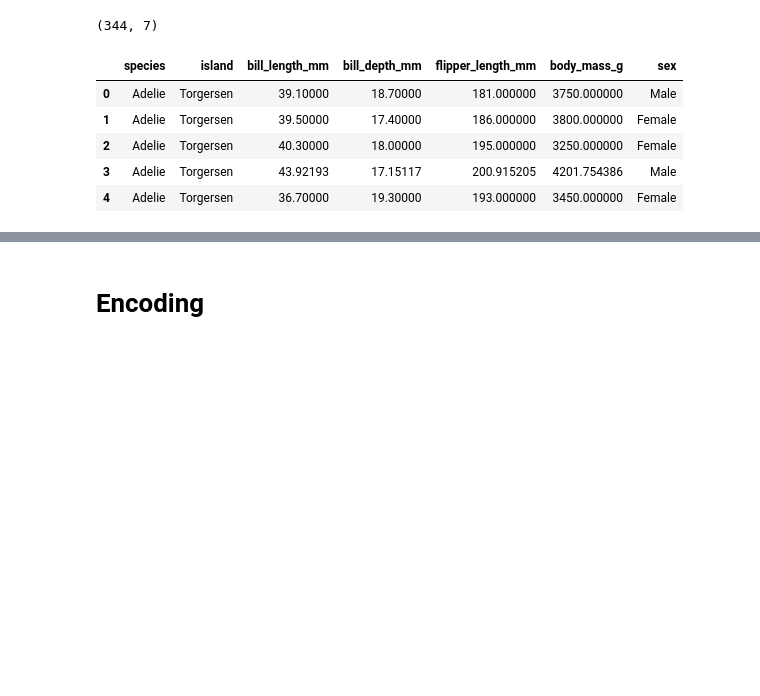
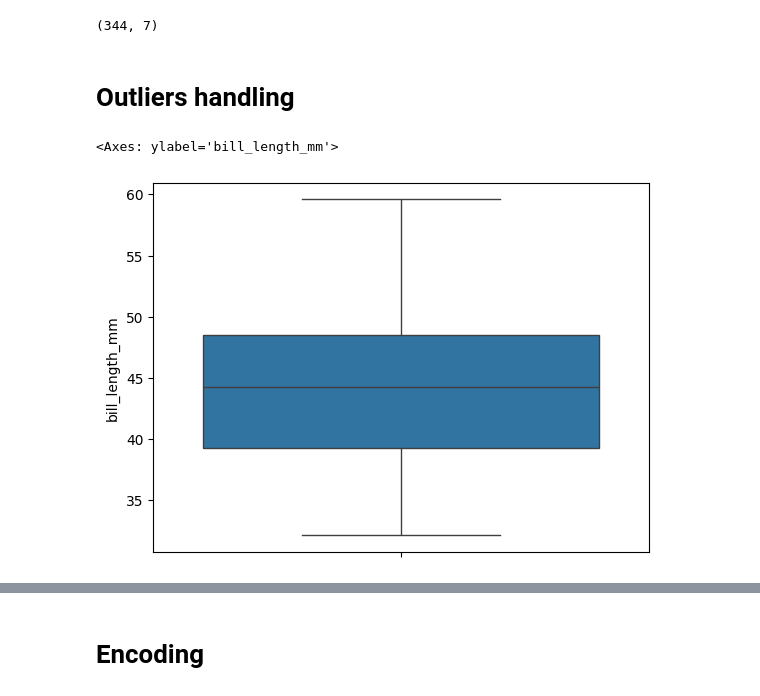
Before and after one commit to Bikram213/penguins_dataset_EDA., a Jupyter notebook: penguins_dataset_EDA.ipynb, the cells around one changed output, grey strips where cells are left out. Drawn from its saved outputs; the diff is of its cells as text; code cells hidden in the pictures; blank space fills up the shorter version.

```diff
--- a/penguins_dataset_EDA.ipynb
+++ b/penguins_dataset_EDA.ipynb
@@ -217,9 +213,7 @@ df4 = df.copy()
-# %%
-df1.head()
-# %% [output]
-|  | species | island | bill_length_mm | bill_depth_mm | flipper_length_mm | body_mass_g | sex |
-| 0 | Adelie | Torgersen | 39.10000 | 18.70000 | 181.000000 | 3750.000000 | Male |
-| 1 | Adelie | Torgersen | 39.50000 | 17.40000 | 186.000000 | 3800.000000 | Female |
-| 2 | Adelie | Torgersen | 40.30000 | 18.00000 | 195.000000 | 3250.000000 | Female |
-| 3 | Adelie | Torgersen | 43.92193 | 17.15117 | 200.915205 | 4201.754386 | Male |
-| 4 | Adelie | Torgersen | 36.70000 | 19.30000 | 193.000000 | 3450.000000 | Female |
+# %% [markdown]
+# Outliers handling
+# %%
+sns.boxplot(df['bill_length_mm'])
+# %% [output]
+<Axes: ylabel='bill_length_mm'>
+[figure, added]
```
Also changed, not shown: parts of 41 cells of this notebook.
